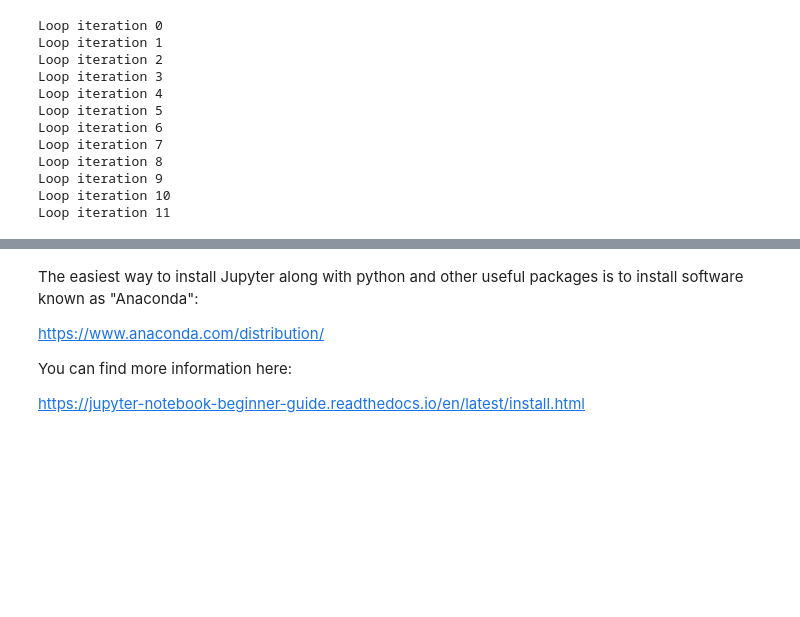
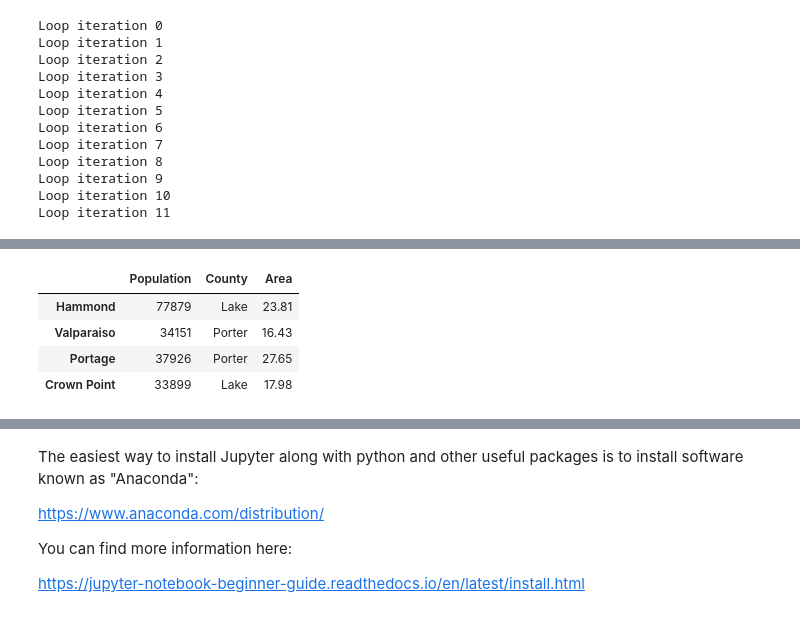
Before and after one commit to goodbyeskyharbor/PurdueNorthwest_PHYS308_ScientificComputing1, a Jupyter notebook: Notebooks/PHYS 308 - 00 - Jupyter Notebook and Google Colab Basics.ipynb, the cells around one changed output, grey strips where cells are left out. Saved outputs shown, nothing was run; the diff lists cells and outputs as text; code cells hidden in the pictures; blank space fills up the shorter version.

```diff
--- a/Notebooks/PHYS 308 - 00 - Jupyter Notebook and Google Colab Basics.ipynb
+++ b/Notebooks/PHYS 308 - 00 - Jupyter Notebook and Google Colab Basics.ipynb
@@ -109,0 +169,10 @@ plt.show()
+# %%
+# Select only cities that satisfy some criteria
+df_filtered = df.loc[(df['Population'] > 30000 ) & (df['Area'] <30) ]
+df_filtered
+# %% [output]
+|  | Population | County | Area |
+| Hammond | 77879 | Lake | 23.81 |
+| Valparaiso | 34151 | Porter | 16.43 |
+| Portage | 37926 | Porter | 27.65 |
+| Crown Point | 33899 | Lake | 17.98 |
```
Also changed, not shown: parts of 24 cells of this notebook.
